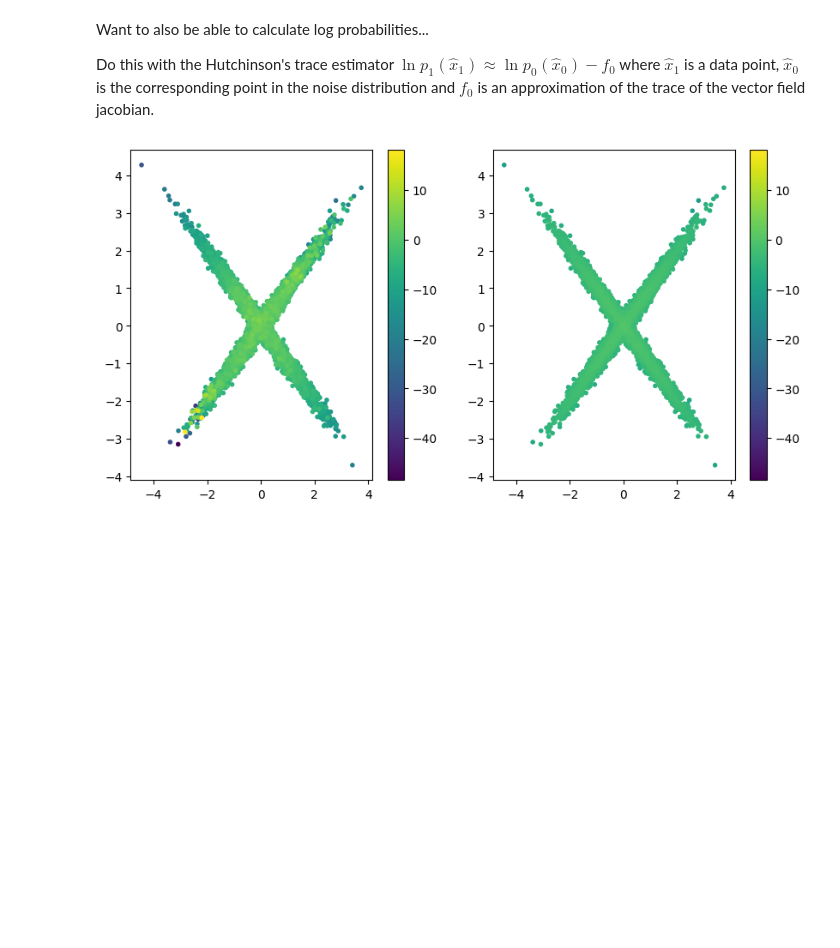
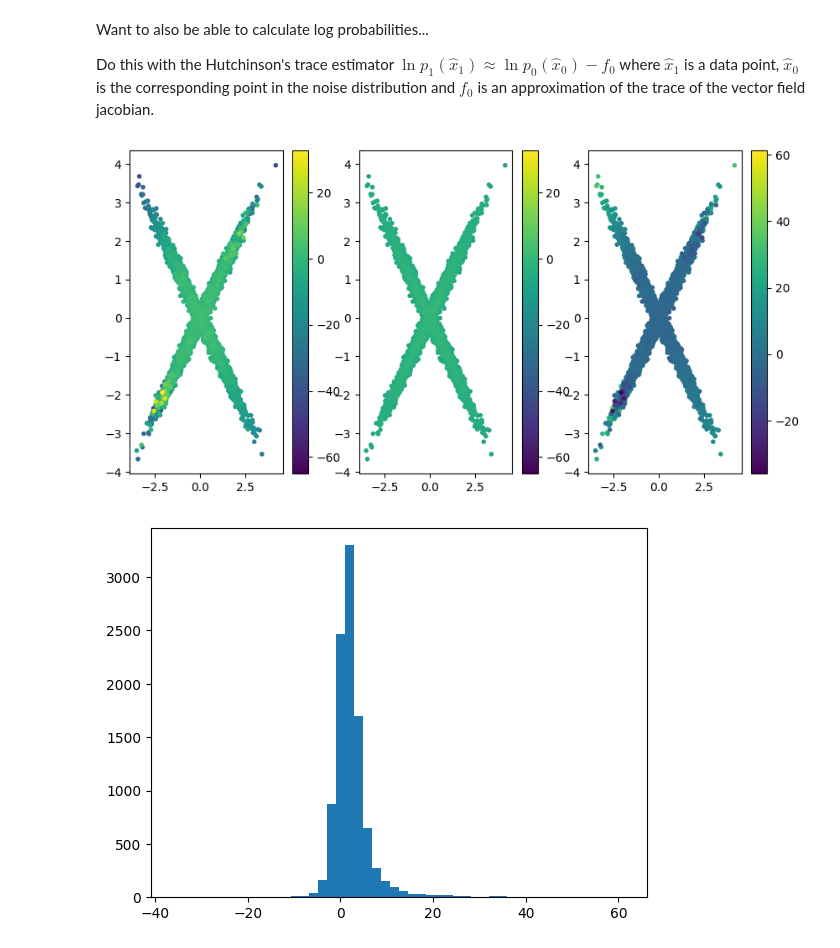
Before and after one commit to htjb/flow-matching, a Jupyter notebook: pytorch-code.ipynb, the cells around one changed output. Cells and saved outputs as stored; diff of their text form; code cells hidden in the pictures; blank space fills up the shorter version.

```diff
--- a/pytorch-code.ipynb
+++ b/pytorch-code.ipynb
@@ -227,7 +227,7 @@ def log_p_base(x, reduction='sum', dim=1):
     else:
         return log_p
 
-def log_prob(x_1, reduction='mean', time_samples=10):
+def log_prob(x_1, reduction='mean', time_samples=100):
     # backward Euler (see Appendix C in Lipman's paper)
     ts = torch.linspace(1., 0., time_samples)
     delta_t = ts[1] - ts[0]
@@ -266,33 +266,36 @@ def log_prob(x_1, reduction='mean', time_samples=10):
     else:
         return log_p_1
 
 probs = log_prob(torch.tensor(np.column_stack((normx, normy)).astype(np.float32)), reduction=None)
 args = torch.argsort(probs)
 normx = normx[args]
 normy = normy[args]
 probs = probs[args]
 
 data = np.vstack([normx, normy]).T
 
 predicted_prob = probs.detach().numpy()
 actual_prob = dist.logpdf(data)
 prob_min = np.min([*predicted_prob, *actual_prob])
 prob_max = np.max([*predicted_prob, *actual_prob])
 
 
 fig, axes = plt.subplots(1, 3, figsize=(10, 5))
 cb = axes[0].scatter(normx, normy, c=predicted_prob, cmap='viridis', marker='.',
                      vmin=prob_min, vmax=prob_max)
 plt.colorbar(cb, ax=axes[0])
 
 
 cb = axes[1].scatter(normx, normy, c=actual_prob, cmap='viridis', marker='.',
                      vmin=prob_min, vmax=prob_max)
 plt.colorbar(cb, ax=axes[1])
 
-cb = axes[2].scatter(normx, normy, c=np.abs(actual_prob-predicted_prob), cmap='viridis', marker='.',
-                     vmin=prob_min, vmax=prob_max)
+cb = axes[2].scatter(normx, normy, c=actual_prob-predicted_prob, cmap='viridis', marker='.')
 plt.colorbar(cb, ax=axes[2])
 plt.show()
+
+plt.hist(actual_prob-predicted_prob, bins=50)
+plt.show()
 # %% [output]
-[figure, old version]
+[figure, new version]
+[figure, added]
```
Also changed, not shown: parts of 4 cells of this notebook, 1 other file.
